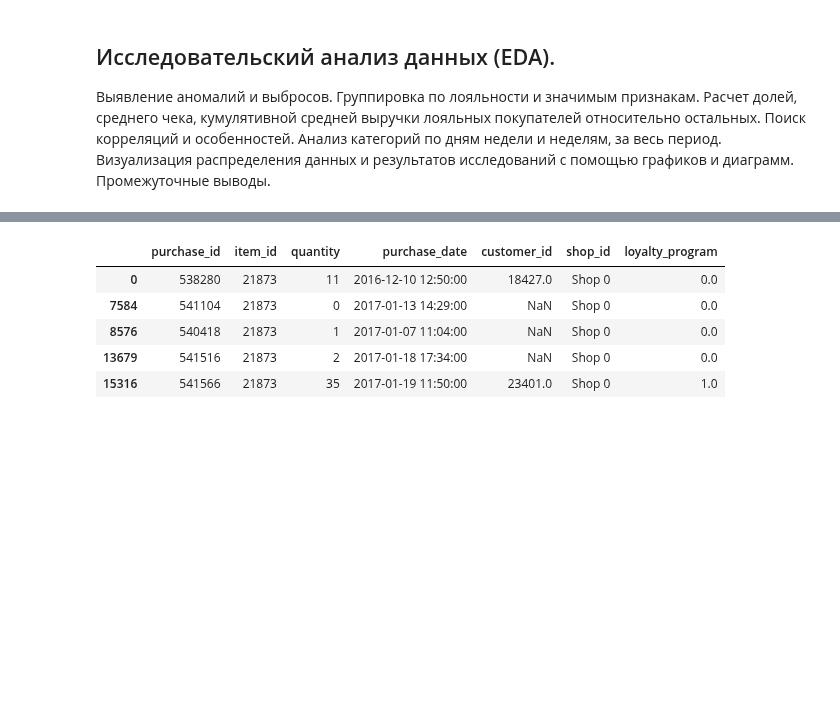
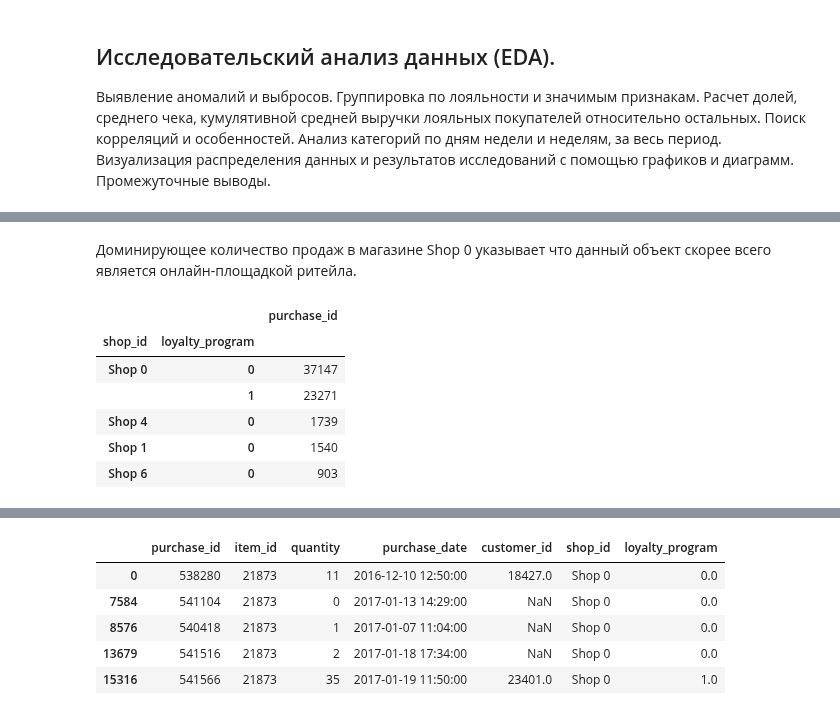
Before and after one commit to akirionenko/senior_progect, a Jupyter notebook: senior_project_1.ipynb, the cells around one changed output, grey strips where cells are left out. Drawn from its saved outputs; the diff is of its cells as text; code cells hidden in the pictures; blank space fills up the shorter version.

```diff
--- a/senior_project_1.ipynb
+++ b/senior_project_1.ipynb
@@ -223,2 +246,15 @@ product.duplicated().sum()
+# %% [markdown]
+Доминирующее количество продаж в магазине Shop 0 указывает что данный объект скорее всего является онлайн-площадкой ритейла.
+# %%
+#проверим пристствие обоих групп лояльности
+retail_cut.groupby(['shop_id','loyalty_program']).agg({'purchase_id':'count'}).sort_values(by='purchase_id', ascending=False).head()
+# %% [output]
+|  |  | purchase_id |
+| shop_id | loyalty_program |  |
+| Shop 0 | 0 | 37147 |
+|  | 1 | 23271 |
+| Shop 4 | 0 | 1739 |
+| Shop 1 | 0 | 1540 |
+| Shop 6 | 0 | 903 |
 # %%
 #
```
Also changed, not shown: parts of 11 cells of this notebook.
